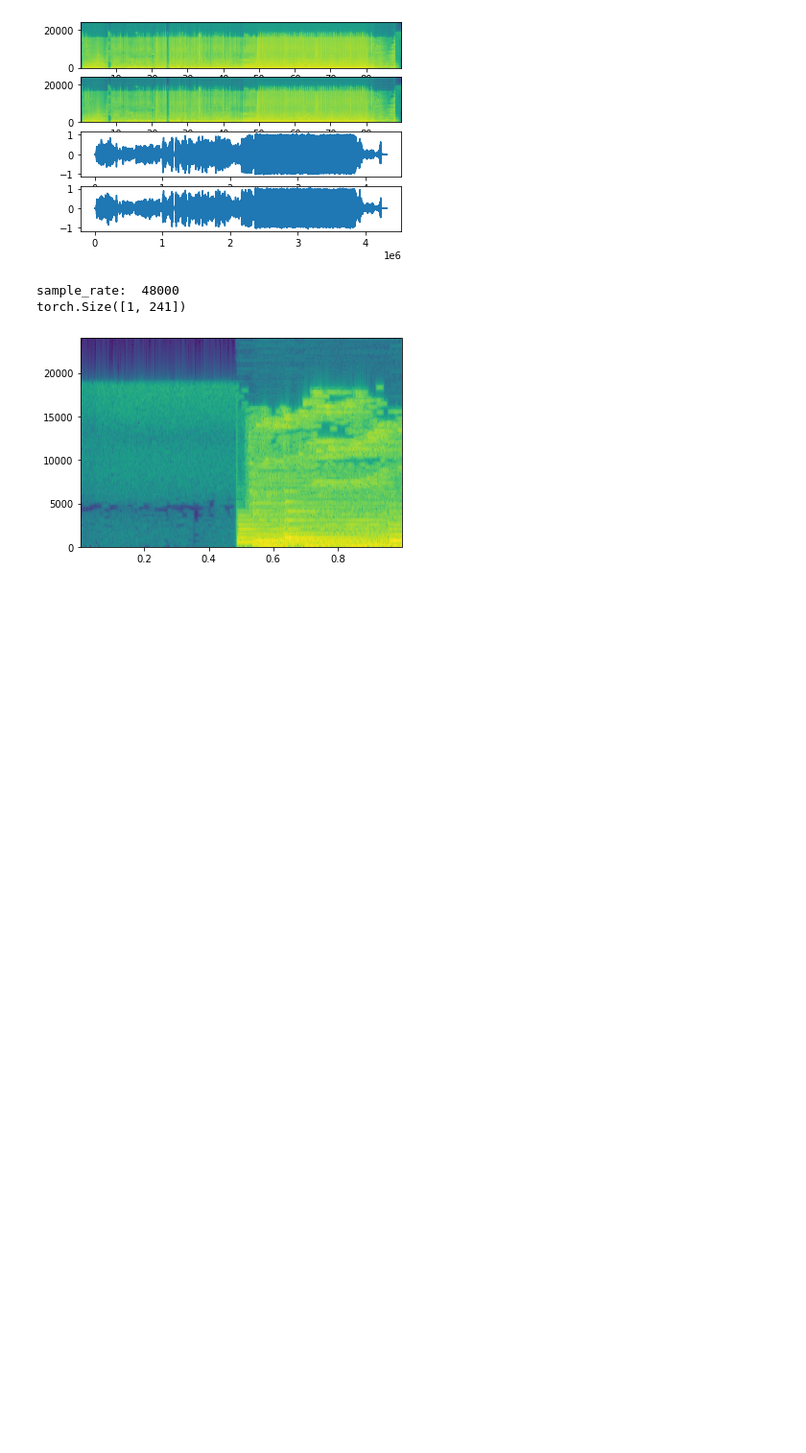
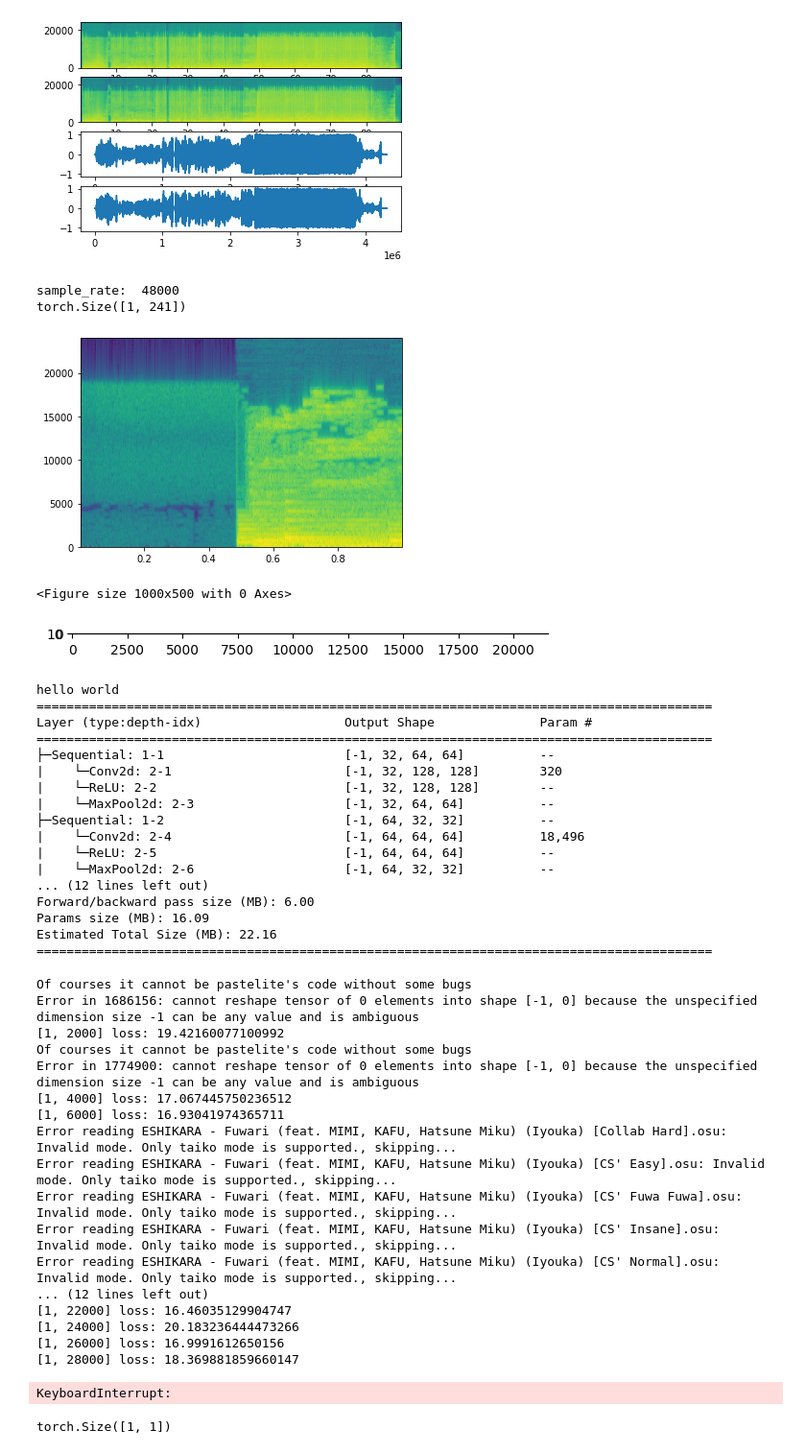
Before and after one commit to pastelite/taiko-ai, a Jupyter notebook: test.ipynb, the cells around one changed output. Shown: that part at 96% size. Saved outputs shown, nothing was run; the diff lists cells and outputs as text; code cells hidden in the pictures; blank space fills up the shorter version.

```diff
--- a/test.ipynb
+++ b/test.ipynb
@@ -49,3 +49,59 @@ plt.show()
 sample_rate:  48000
 torch.Size([1, 241])
 [figure]
+# %%
+%load_ext autoreload
+%autoreload 2
+
+from models.note_prediction_train import train_note_prediction
+
+train_note_prediction(1)
+# %% [output]
+<Figure size 1000x500 with 0 Axes>
+[figure, added]
+hello world
+==========================================================================================
+Layer (type:depth-idx)                   Output Shape              Param #
+==========================================================================================
+├─Sequential: 1-1                        [-1, 32, 64, 64]          --
+|    └─Conv2d: 2-1                       [-1, 32, 128, 128]        320
+|    └─ReLU: 2-2                         [-1, 32, 128, 128]        --
+|    └─MaxPool2d: 2-3                    [-1, 32, 64, 64]          --
+├─Sequential: 1-2                        [-1, 64, 32, 32]          --
+|    └─Conv2d: 2-4                       [-1, 64, 64, 64]          18,496
+|    └─ReLU: 2-5                         [-1, 64, 64, 64]          --
+|    └─MaxPool2d: 2-6                    [-1, 64, 32, 32]          --
+... (12 lines left out)
+Forward/backward pass size (MB): 6.00
+Params size (MB): 16.09
+Estimated Total Size (MB): 22.16
+==========================================================================================
+Of courses it cannot be pastelite's code without some bugs
+Error in 1686156: cannot reshape tensor of 0 elements into shape [-1, 0] because the unspecified dimension size -1 can be any value and is ambiguous
+[1, 2000] loss: 19.42160077100992
+Of courses it cannot be pastelite's code without some bugs
+Error in 1774900: cannot reshape tensor of 0 elements into shape [-1, 0] because the unspecified dimension size -1 can be any value and is ambiguous
+[1, 4000] loss: 17.067445750236512
+[1, 6000] loss: 16.93041974365711
+Error reading ESHIKARA - Fuwari (feat. MIMI, KAFU, Hatsune Miku) (Iyouka) [Collab Hard].osu: Invalid mode. Only taiko mode is supported., skipping...
+Error reading ESHIKARA - Fuwari (feat. MIMI, KAFU, Hatsune Miku) (Iyouka) [CS' Easy].osu: Invalid mode. Only taiko mode is supported., skipping...
+Error reading ESHIKARA - Fuwari (feat. MIMI, KAFU, Hatsune Miku) (Iyouka) [CS' Fuwa Fuwa].osu: Invalid mode. Only taiko mode is supported., skipping...
+Error reading ESHIKARA - Fuwari (feat. MIMI, KAFU, Hatsune Miku) (Iyouka) [CS' Insane].osu: Invalid mode. Only taiko mode is supported., skipping...
+Error reading ESHIKARA - Fuwari (feat. MIMI, KAFU, Hatsune Miku) (Iyouka) [CS' Normal].osu: Invalid mode. Only taiko mode is supported., skipping...
+... (12 lines left out)
+[1, 22000] loss: 16.46035129904747
+[1, 24000] loss: 20.183236444473266
+[1, 26000] loss: 16.9991612650156
+[1, 28000] loss: 18.369881859660147
+KeyboardInterrupt:
+# %%
+import numpy as np
+import torch
+
+array = np.array([2])
+array.shape
+
+tensor = torch.tensor([2]).unsqueeze(1)
+tensor.shape
+# %% [output]
+torch.Size([1, 1])
```
Also changed, not shown: 4 other files.
